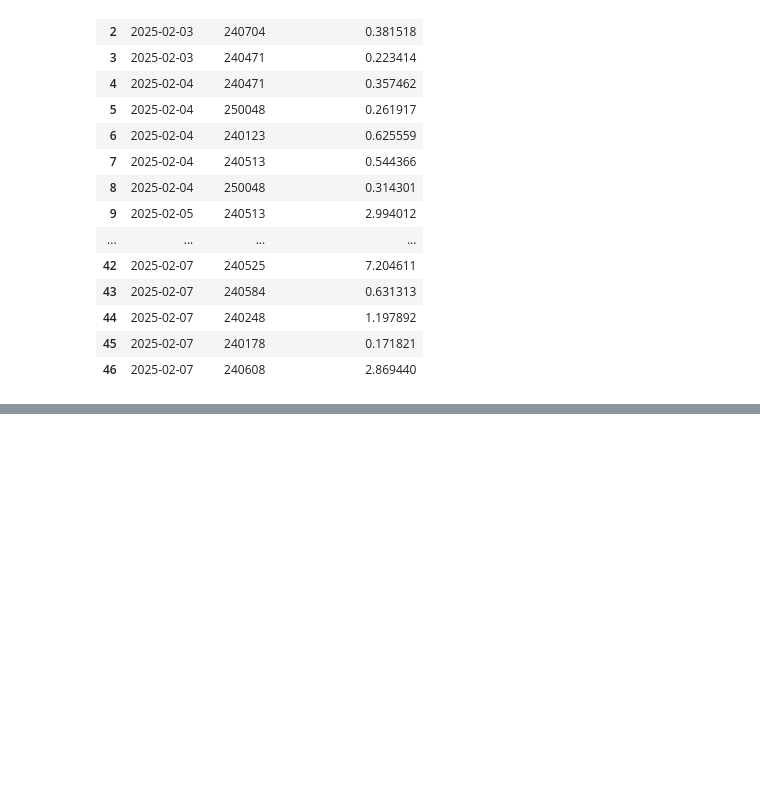
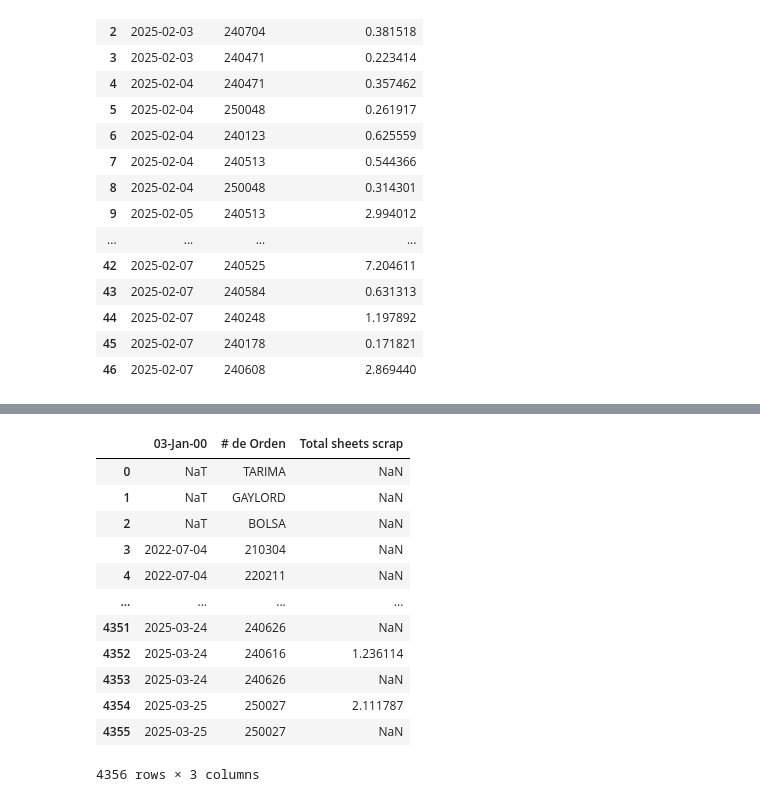
Before and after one commit to Osminalx/pd-report-generator, a Jupyter notebook: tests.ipynb, the cells around one changed output, grey strips where cells are left out. Cells and saved outputs as stored; diff of their text form; code cells hidden in the pictures; blank space fills up the shorter version.

```diff
--- a/tests.ipynb
+++ b/tests.ipynb
@@ -184,0 +216,24 @@ final_df
+# %%
+files = [
+    ("./Archivos/OMBLIGOS ALUMINIOS RELACION DE SCRAP EN CONTENEDORES METAL-HULE.xlsm","RELACION ALUMINIO"),
+    ("./Archivos/OMBLIGOS GALVANIZADOS RELACION DE SCRAP EN CONTENEDORES METAL-HULE.xlsm","RELACION GALVANIZADO")
+]
+
+# "03-Jan-00", "# de Orden", "Total sheets scrap"
+galv_df = pd.read_excel(files[1][0], sheet_name=files[1][1], header=9, engine="openpyxl")
+galv_df = galv_df.iloc[:, [1,2,18]]
+galv_df
+# %% [output]
+|  | 03-Jan-00 | # de Orden | Total sheets scrap |
+| 0 | NaT | TARIMA | NaN |
+| 1 | NaT | GAYLORD | NaN |
+| 2 | NaT | BOLSA | NaN |
+| 3 | 2022-07-04 | 210304 | NaN |
+| 4 | 2022-07-04 | 220211 | NaN |
+| ... | ... | ... | ... |
+| 4351 | 2025-03-24 | 240626 | NaN |
+| 4352 | 2025-03-24 | 240616 | 1.236114 |
+| 4353 | 2025-03-24 | 240626 | NaN |
+| 4354 | 2025-03-25 | 250027 | 2.111787 |
+| 4355 | 2025-03-25 | 250027 | NaN |
+4356 rows × 3 columns
```
Also changed, not shown: parts of 2 cells of this notebook, 1 other file.
